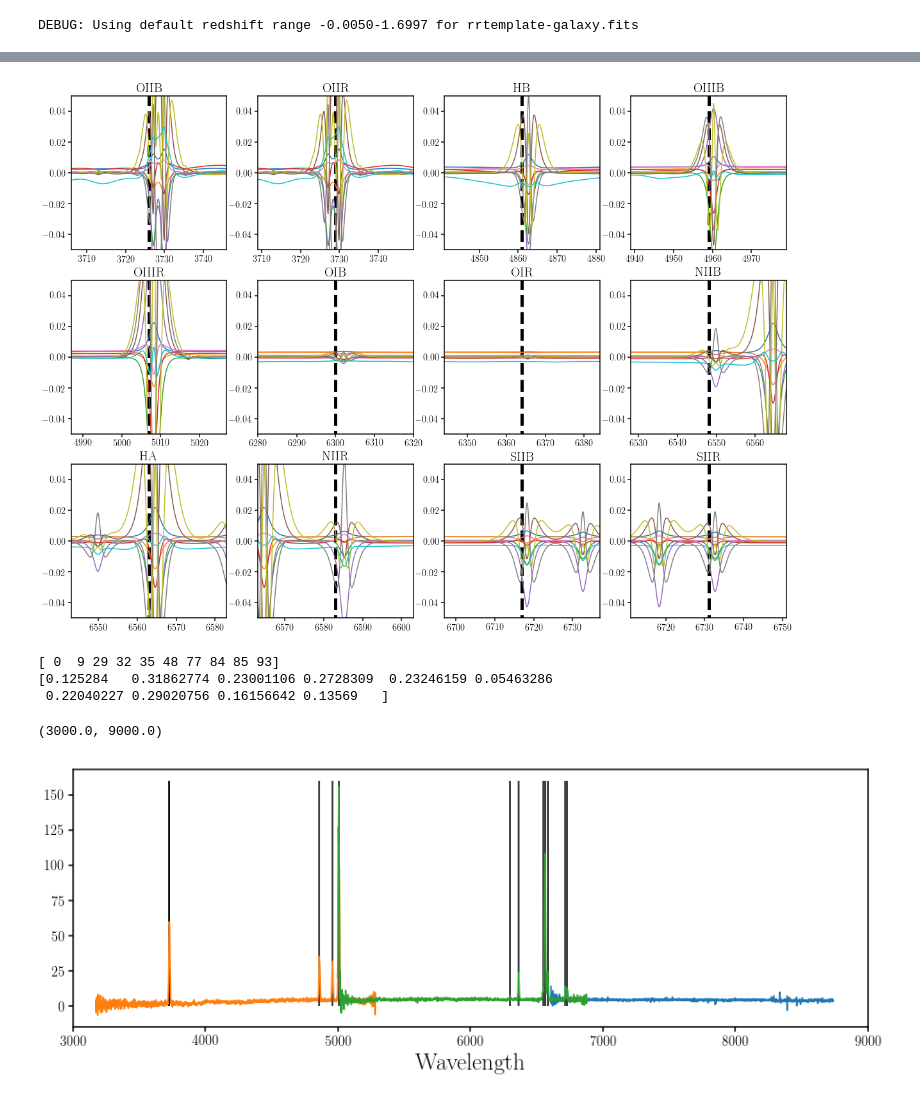
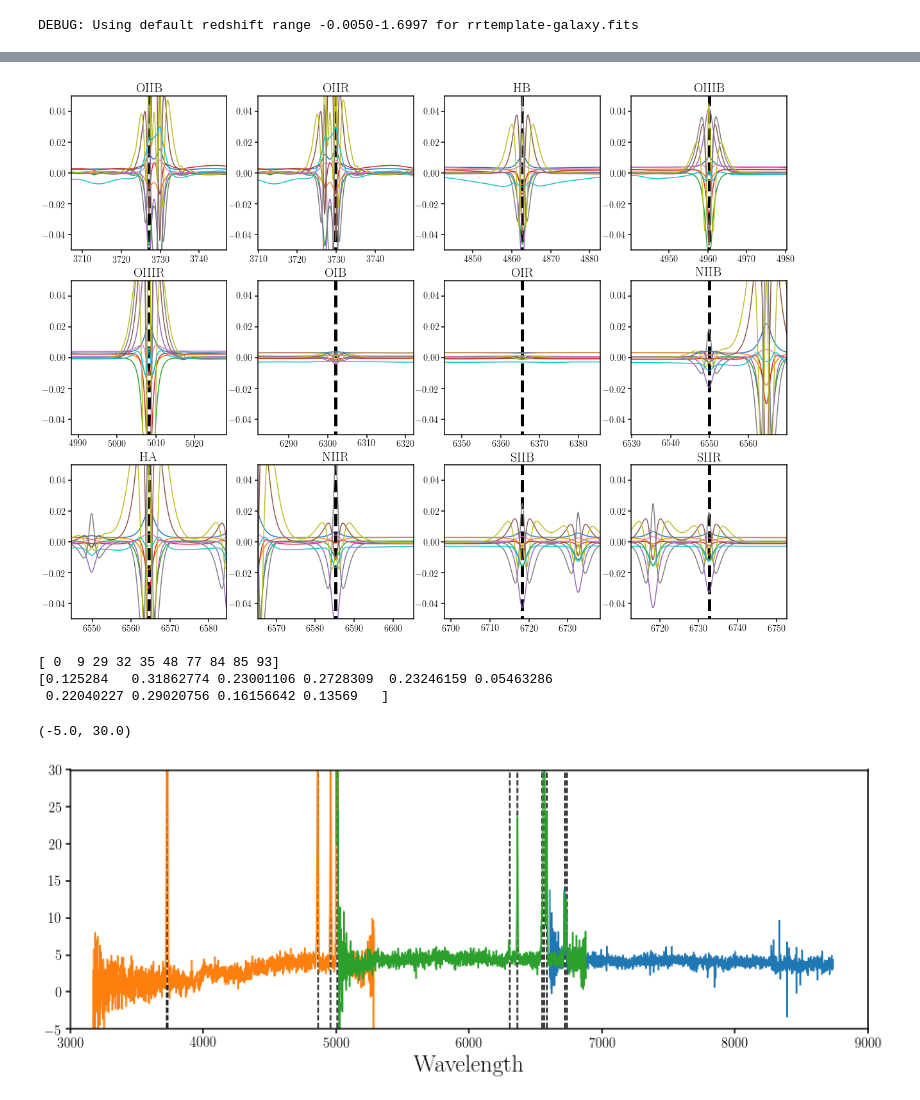
Before and after one commit to desi-bgs/feasiBGS, a Jupyter notebook: notebook/local_redrock_templates.ipynb, the cells around one changed output, grey strips where cells are left out. Cells and saved outputs as stored; diff of their text form; code cells hidden in the pictures.

Commit message:
trying to figure out what the bug is that is not aligning the emission lines

```diff
--- a/notebook/local_redrock_templates.ipynb
+++ b/notebook/local_redrock_templates.ipynb
@@ -26,7 +30,7 @@ temp = Template(filename=f_galtemp)
 DEBUG: Using default redshift range -0.0050-1.6997 for rrtemplate-galaxy.fits
 # %%
 emline_keys = ['oiib', 'oiir', 'hb',  'oiiib', 'oiiir', 'oib', 'oir', 'niib', 'ha', 'niir', 'siib', 'siir']
-emline_lambda = [3726., 3729., 4861., 4959., 5007., 6300., 6364., 6548., 6563., 6583., 6717., 6731.]
+emline_lambda = [3727.092, 3729.874, 4862.683, 4960.295, 5008.239, 6302.046, 6365.535, 6549.852, 6564.613, 6585.277, 6718.294, 6732.673]
 # %%
 fig = plt.figure(figsize=(15,5))
 sub = fig.add_subplot(111)
@@ -34,5 +38,5 @@ for i in range(temp.flux.shape[0]):
     sub.plot(temp.wave, temp.flux[i])
 sub.set_xlabel('Wavelength', fontsize=20)
 sub.set_xlim([3e3, 1e4])
-sub.set_ylim([-0.05, 0.05])
+sub.set_ylim([-0.02, 0.02])
 # %% [output]
@@ -49,7 +53,7 @@ for i_l, lam in enumerate(emline_lambda):
     sub.set_xlim([lam-20, lam+20])
     sub.set_ylim([-0.05, 0.05])
 # %% [output]
-[figure, old version]
+[figure, new version]
 # %%
 f_spec = ''.join([UT.dat_dir(), 'spectra/gamadr3_legacydr7/',
                        'g15.synSpectra.darksky.seed1.exptime300.1of13blocks.fits'])
@@ -69,15 +73,16 @@ print zred[:10]
 # %%
 fig = plt.figure(figsize=(15,5))
 sub = fig.add_subplot(111)
 for s in target[0].spectra:
     sub.plot(s.wave/(1.+zred[0]), s.flux)
 for i_l, lam in enumerate(emline_lambda):
-    sub.vlines(lam, 0., 160.)
+    sub.vlines(lam, -10., 160., linestyle="--")
 sub.set_xlabel('Wavelength', fontsize=25)
 sub.set_xlim([3e3, 9e3])
+sub.set_ylim([-5., 30.])
 # %% [output]
-(3000.0, 9000.0)
+(-5.0, 30.0)
-[figure, old version]
+[figure, new version]
 # %%
 fig = plt.figure(figsize=(20,15))
 for i_l, lam in enumerate(emline_lambda):
```
Also changed, not shown: parts of 12 cells of this notebook, 3 other files.
